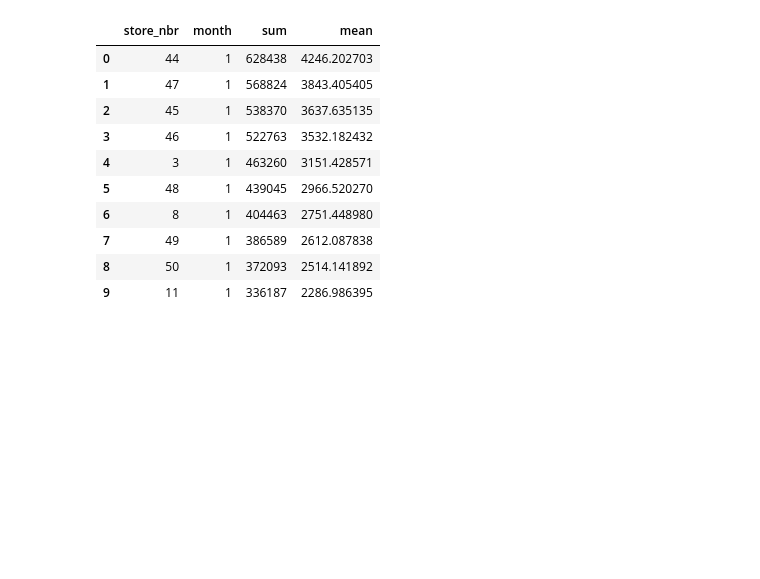
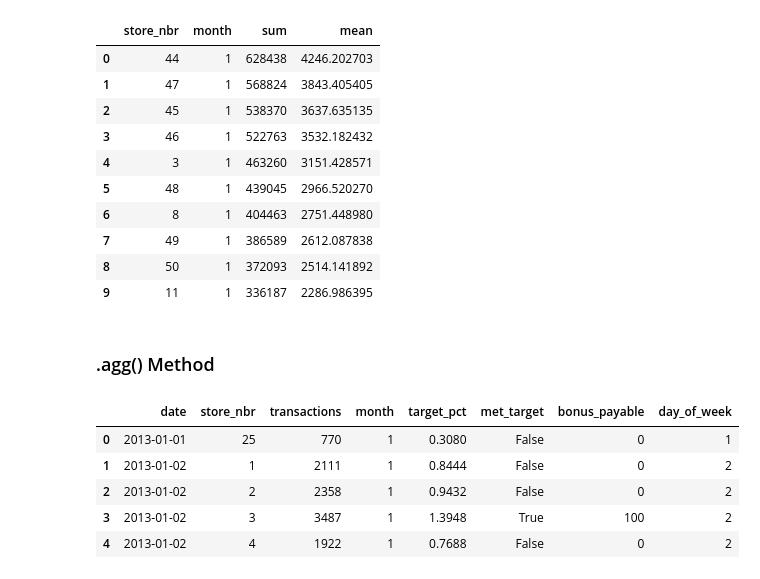
Before and after one commit to tessam30/analyze_this, a Jupyter notebook: Scripts/aggregation.ipynb, the cells around one changed output. Saved outputs shown, nothing was run; the diff lists cells and outputs as text; code cells hidden in the pictures; blank space fills up the shorter version.

```diff
--- a/Scripts/aggregation.ipynb
+++ b/Scripts/aggregation.ipynb
@@ -166,3 +154,24 @@ grouped.droplevel(0, axis = 1).reset_index().head(10)
 | 7 | 49 | 1 | 386589 | 2612.087838 |
 | 8 | 50 | 1 | 372093 | 2514.141892 |
 | 9 | 11 | 1 | 336187 | 2286.986395 |
+# %% [markdown]
+### .agg() Method
+# %%
+
+# Recreate table from section 3
+transactions = transactions.assign(
+    target_pct=transactions["transactions"] / 2500,
+    met_target=(transactions["transactions"] / 2500) >= 1,
+    bonus_payable=((transactions["transactions"] / 2500) >= 1) * 100,
+    month=transactions.date.dt.month,
+    day_of_week=transactions.date.dt.dayofweek,
+)
+
+transactions.head()
+# %% [output]
+|  | date | store_nbr | transactions | month | target_pct | met_target | bonus_payable | day_of_week |
+| 0 | 2013-01-01 | 25 | 770 | 1 | 0.3080 | False | 0 | 1 |
+| 1 | 2013-01-02 | 1 | 2111 | 1 | 0.8444 | False | 0 | 2 |
+| 2 | 2013-01-02 | 2 | 2358 | 1 | 0.9432 | False | 0 | 2 |
+| 3 | 2013-01-02 | 3 | 3487 | 1 | 1.3948 | True | 100 | 2 |
+| 4 | 2013-01-02 | 4 | 1922 | 1 | 0.7688 | False | 0 | 2 |
```
Also changed, not shown: parts of 8 cells of this notebook, 1 other file.
